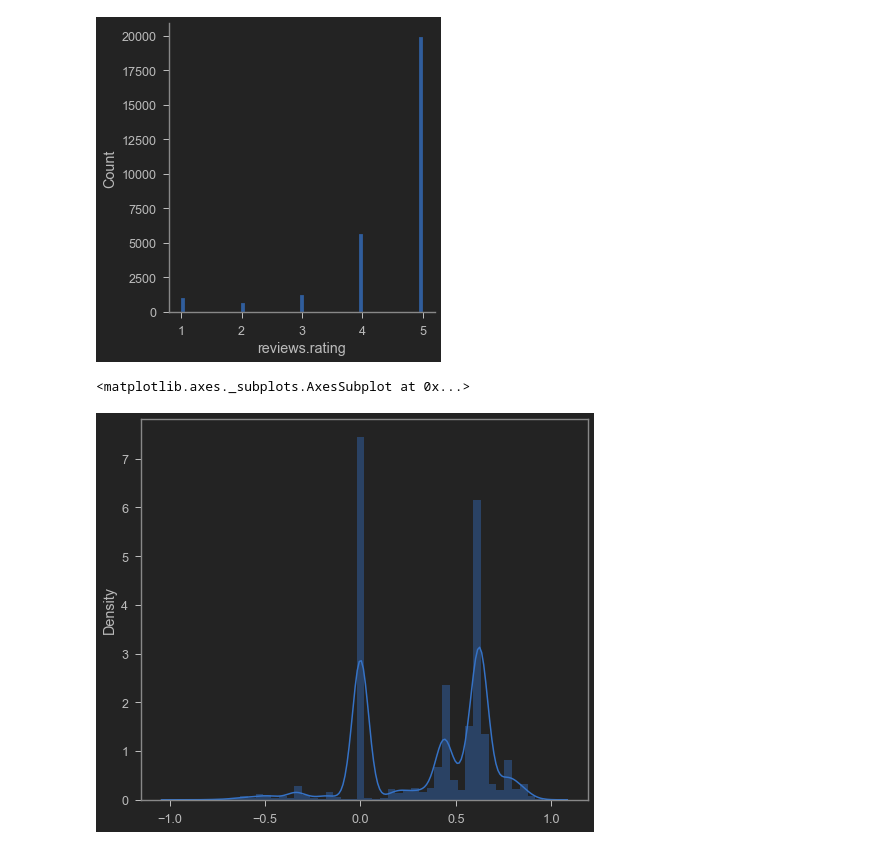
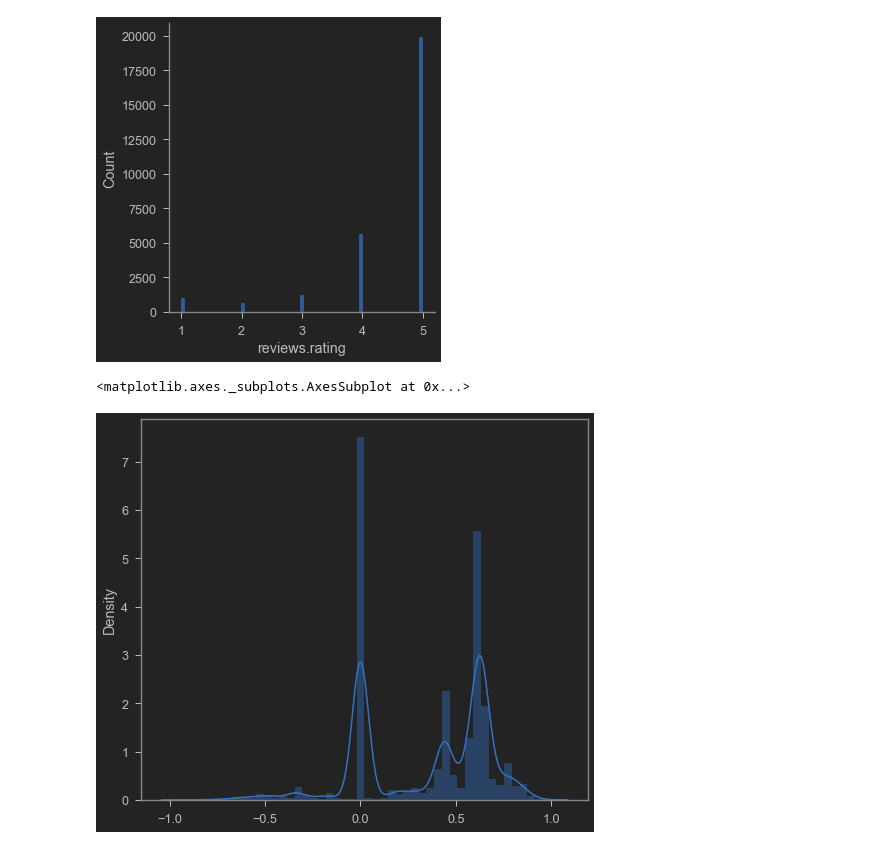
Before and after one commit to racyriaz/nlp, a Jupyter notebook: amazon-sentiment-analysis.ipynb, the cells around one changed output. Cells and saved outputs as stored; diff of their text form; code cells hidden in the pictures.

Commit message:
sentiment analysis using text and title

```diff
--- a/amazon-sentiment-analysis.ipynb
+++ b/amazon-sentiment-analysis.ipynb
@@ -94,13 +63,0 @@ def remove_thi_amp_ha_words(string):
-# %%
-df['clean_review'] =  df['reviews.title'].str.lower()
-df['clean_review'] = df['clean_review'].apply(lambda x:remove_tag(str(x)))
-df['clean_review'] = df['clean_review'].apply(lambda x:remove_mention(str(x)))
-df['clean_review'] = df['clean_review'].apply(lambda x:remove_hash(str(x)))
-df['clean_review'] = df['clean_review'].apply(lambda x:remove_newline(x))
-df['clean_review'] = df['clean_review'].apply(lambda x:remove_url(x))
-df['clean_review'] = df['clean_review'].apply(lambda x:remove_number(x))
-df['clean_review'] = df['clean_review'].apply(lambda x:remove_punct(x))
-df['clean_review'] = df['clean_review'].apply(lambda x:remove_thi_amp_ha_words(x))
-df['clean_review'] = df['clean_review'].apply(lambda x:text_strip(x))
-
-df['text_length']=df['clean_review'].str.split().map(lambda x: len(x))
@@ -130,14 +80,15 @@ def get_senti_score(text):
     score = sentiment.polarity_scores(text)
     return score["compound"]
 # %%
-df["s.score"] = df.clean_review.apply(lambda x: get_senti_score(x))
+df["s.score.title"] = df['reviews.title'].apply(lambda x: get_senti_score(x))
+df["s.score.text"] = df['reviews.text'].apply(lambda x: get_senti_score(x))
 # %%
 sns.displot(x=df['reviews.rating'])
 # %% [output]
 <seaborn.axisgrid.FacetGrid at 0x...>
 [figure]
 # %%
-sns.distplot(x=df['s.score'])
+sns.distplot(x=df['s.score.title'])
 # %% [output]
 <matplotlib.axes._subplots.AxesSubplot at 0x...>
-[figure, old version]
+[figure, new version]
```
Also changed, not shown: parts of 3 cells of this notebook.
